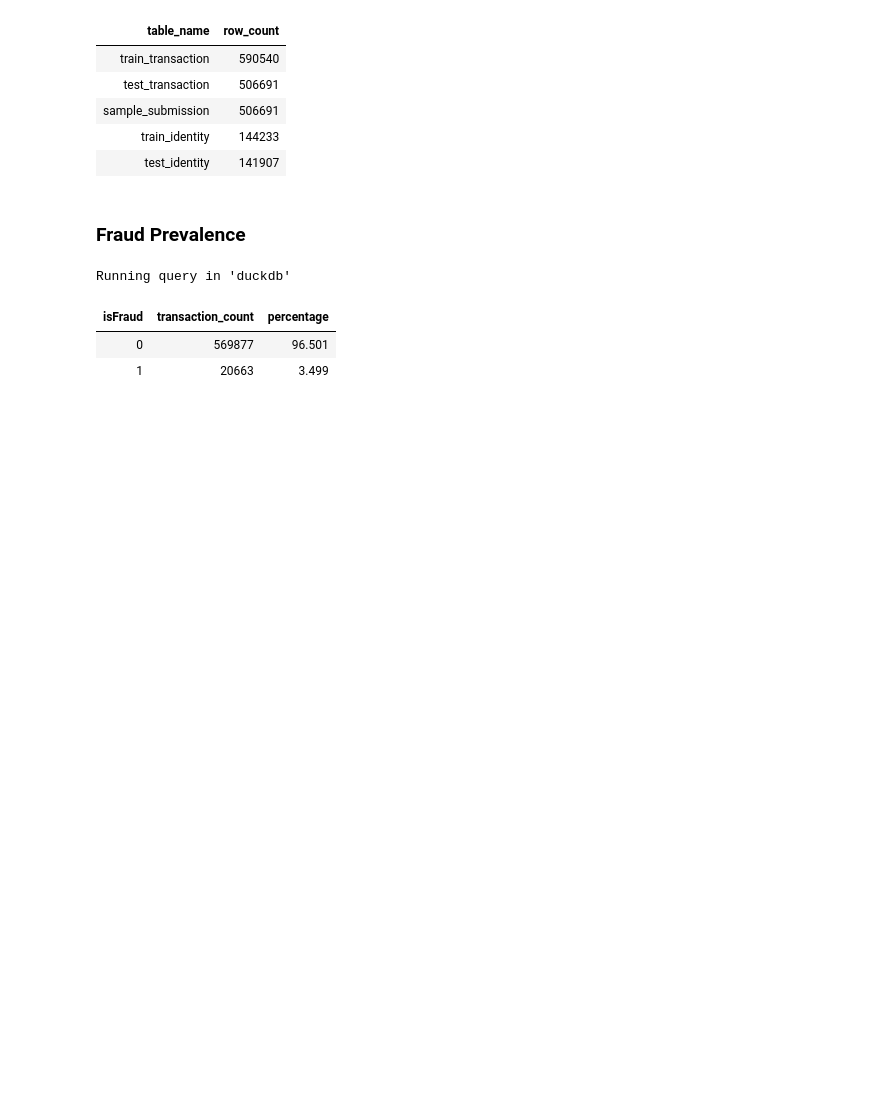
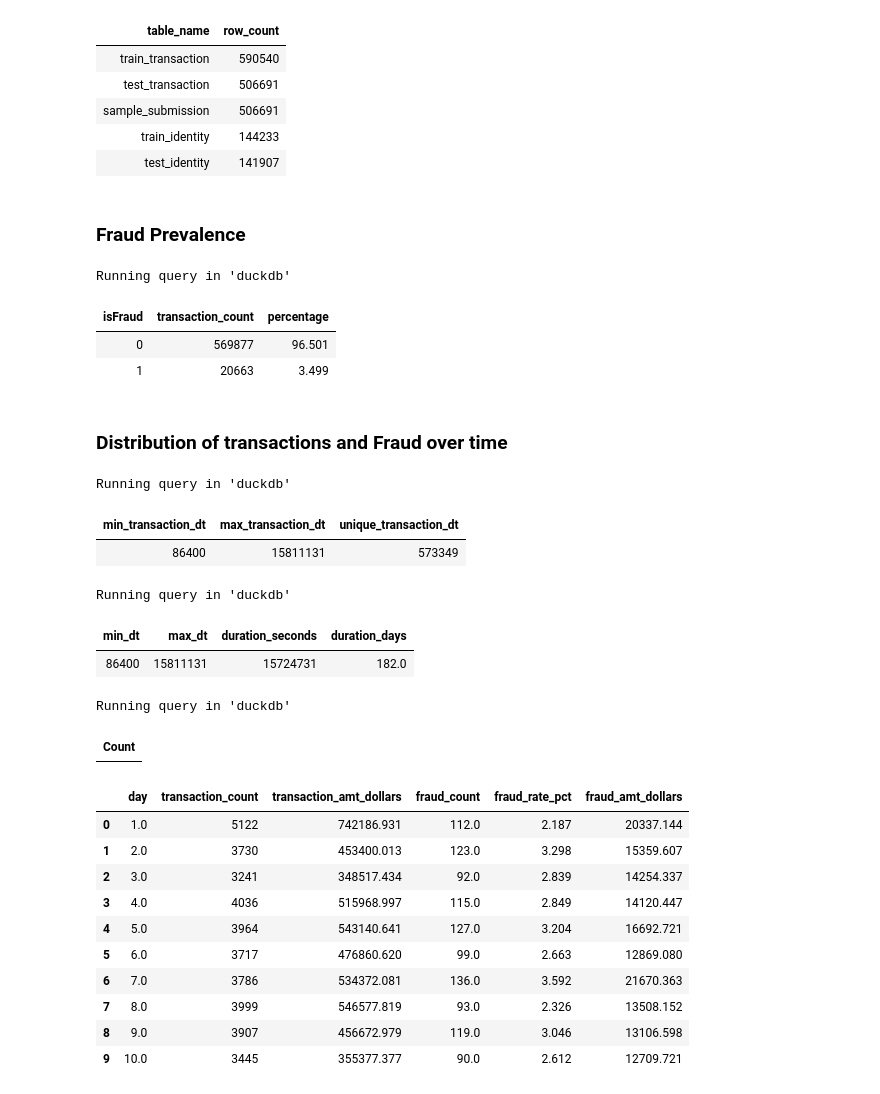
Before and after one commit to Vincent-kiptoo/IEEE-CIS-Fraud-Prioritization, a Jupyter notebook: notebooks/01_dataset_audit.ipynb, the cells around one changed output. Drawn from its saved outputs; the diff is of its cells as text; code cells hidden in the pictures; blank space fills up the shorter version.

```diff
--- a/notebooks/01_dataset_audit.ipynb
+++ b/notebooks/01_dataset_audit.ipynb
@@ -327,3 +312,73 @@ Running query in 'duckdb'
 | isFraud | transaction_count | percentage |
 | 0 | 569877 | 96.501 |
 | 1 | 20663 | 3.499 |
+# %% [markdown]
+### Distribution of transactions and Fraud  over time
+# %%
+%%sql
+
+SELECT
+    MIN(TransactionDT) AS min_transaction_dt,
+    MAX(TransactionDT) AS max_transaction_dt,
+    COUNT(DISTINCT TransactionDT) AS unique_transaction_dt
+FROM
+    train_transaction
+# %% [output]
+Running query in 'duckdb'
+| min_transaction_dt | max_transaction_dt | unique_transaction_dt |
+| 86400 | 15811131 | 573349 |
+# %%
+%%sql
+-- Calculates the minimum and maximun duration of transactions in seconds and days
+--A day has 86,400 seconds
+SELECT
+    MIN(TransactionDT) AS min_dt,
+    MAX(TransactionDT) AS max_dt,
+    MAX(TransactionDT) - MIN(TransactionDT) AS duration_seconds,
+    ROUND((MAX(TransactionDT) - MIN(TransactionDT)) / 86400, 2) AS duration_days
+FROM train_transaction;
+# %% [output]
+Running query in 'duckdb'
+| min_dt | max_dt | duration_seconds | duration_days |
+| 86400 | 15811131 | 15724731 | 182.0 |
+# %%
+%%sql
+
+-- Creates a view for daily transactions that spans for 182 days thats nearly 6 months
+
+CREATE OR REPLACE VIEW daily_transaction_summary AS
+SELECT
+    FLOOR(TransactionDT / 86400) AS day,
+    COUNT(*) AS transaction_count,
+    ROUND(SUM(TransactionAmt), 3) AS transaction_amt_dollars,
+    SUM(isFraud) AS fraud_count,
+    ROUND(AVG(isFraud) * 100, 3) AS fraud_rate_pct,
+    ROUND(SUM(CASE WHEN isFraud =1 THEN TransactionAmt ELSE 0 END), 3) AS fraud_amt_dollars
+
+FROM train_transaction
+GROUP BY day
+ORDER BY day
+# %% [output]
+Running query in 'duckdb'
+| Count |
+# %%
+# Displays all the daily transactions
+query ="""
+SELECT *
+FROM daily_transaction_summary
+ORDER BY day
+"""
+trends = conn.execute(query).df()
+display(trends.head(10))
+# %% [output]
+|  | day | transaction_count | transaction_amt_dollars | fraud_count | fraud_rate_pct | fraud_amt_dollars |
+| 0 | 1.0 | 5122 | 742186.931 | 112.0 | 2.187 | 20337.144 |
+| 1 | 2.0 | 3730 | 453400.013 | 123.0 | 3.298 | 15359.607 |
+| 2 | 3.0 | 3241 | 348517.434 | 92.0 | 2.839 | 14254.337 |
+| 3 | 4.0 | 4036 | 515968.997 | 115.0 | 2.849 | 14120.447 |
+| 4 | 5.0 | 3964 | 543140.641 | 127.0 | 3.204 | 16692.721 |
+| 5 | 6.0 | 3717 | 476860.620 | 99.0 | 2.663 | 12869.080 |
+| 6 | 7.0 | 3786 | 534372.081 | 136.0 | 3.592 | 21670.363 |
+| 7 | 8.0 | 3999 | 546577.819 | 93.0 | 2.326 | 13508.152 |
+| 8 | 9.0 | 3907 | 456672.979 | 119.0 | 3.046 | 13106.598 |
+| 9 | 10.0 | 3445 | 355377.377 | 90.0 | 2.612 | 12709.721 |
```
Also changed, not shown: parts of 17 cells of this notebook.
